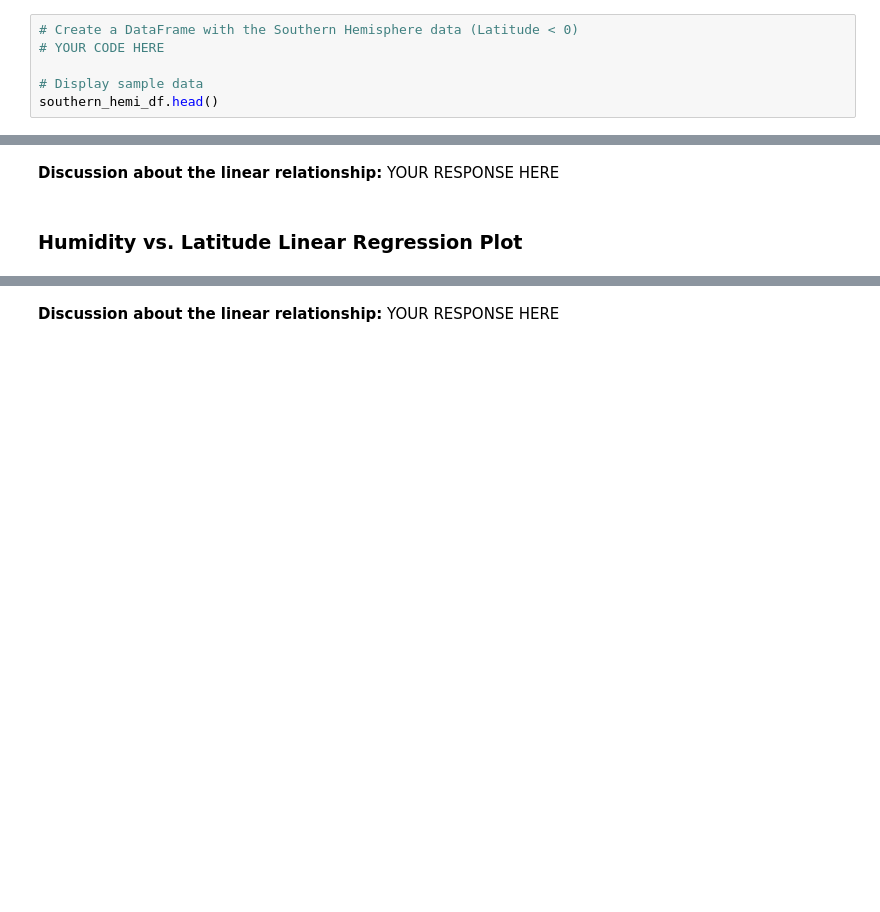
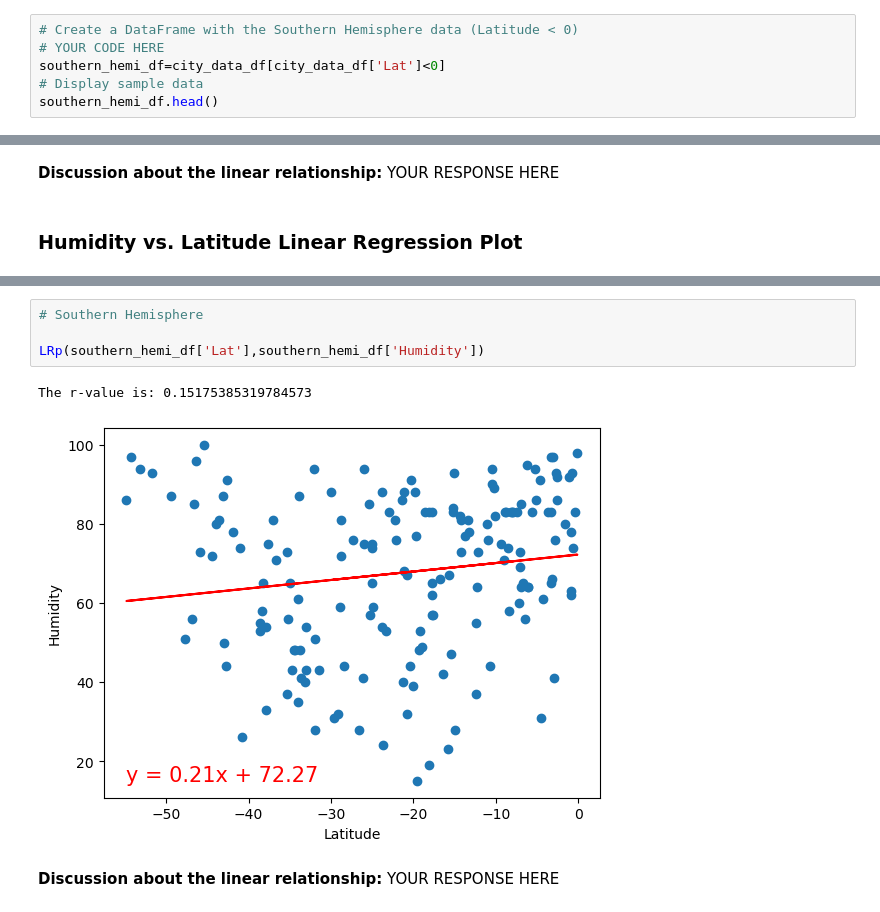
Before and after one commit to wemlaztdj/python-api-challenge, a Jupyter notebook: WeatherPy/WeatherPy.ipynb, the cells around one changed output, grey strips where cells are left out. Cells and saved outputs as stored; diff of their text form; blank space fills up the shorter version.

```diff
--- a/WeatherPy/WeatherPy.ipynb
+++ b/WeatherPy/WeatherPy.ipynb
@@ -316,7 +321,7 @@ northern_hemi_df.head()
 # %%
 # Create a DataFrame with the Southern Hemisphere data (Latitude < 0)
 # YOUR CODE HERE
-
+southern_hemi_df=city_data_df[city_data_df['Lat']<0]
 # Display sample data
 southern_hemi_df.head()
 # %% [output]
@@ -354,3 +360,10 @@ The r-value is: 0.0002808747046324607
+# %%
+# Southern Hemisphere
+
+LRp(southern_hemi_df['Lat'],southern_hemi_df['Humidity'])
+# %% [output]
+The r-value is: 0.15175385319784573
+[figure, added]
 # %% [markdown]
 **Discussion about the linear relationship:** YOUR RESPONSE HERE
 # %% [markdown]
```
Also changed, not shown: parts of 26 cells of this notebook, 5 other files.
